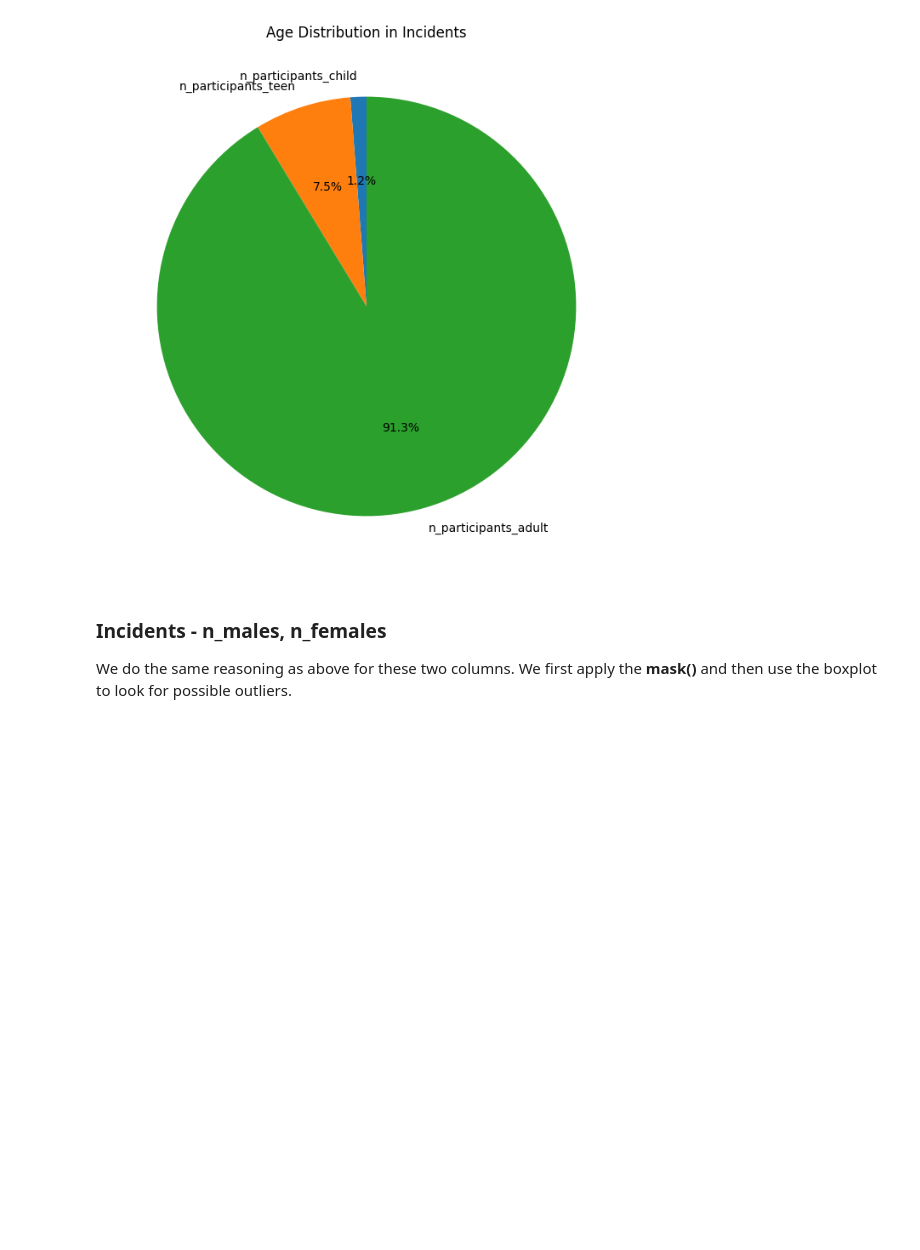
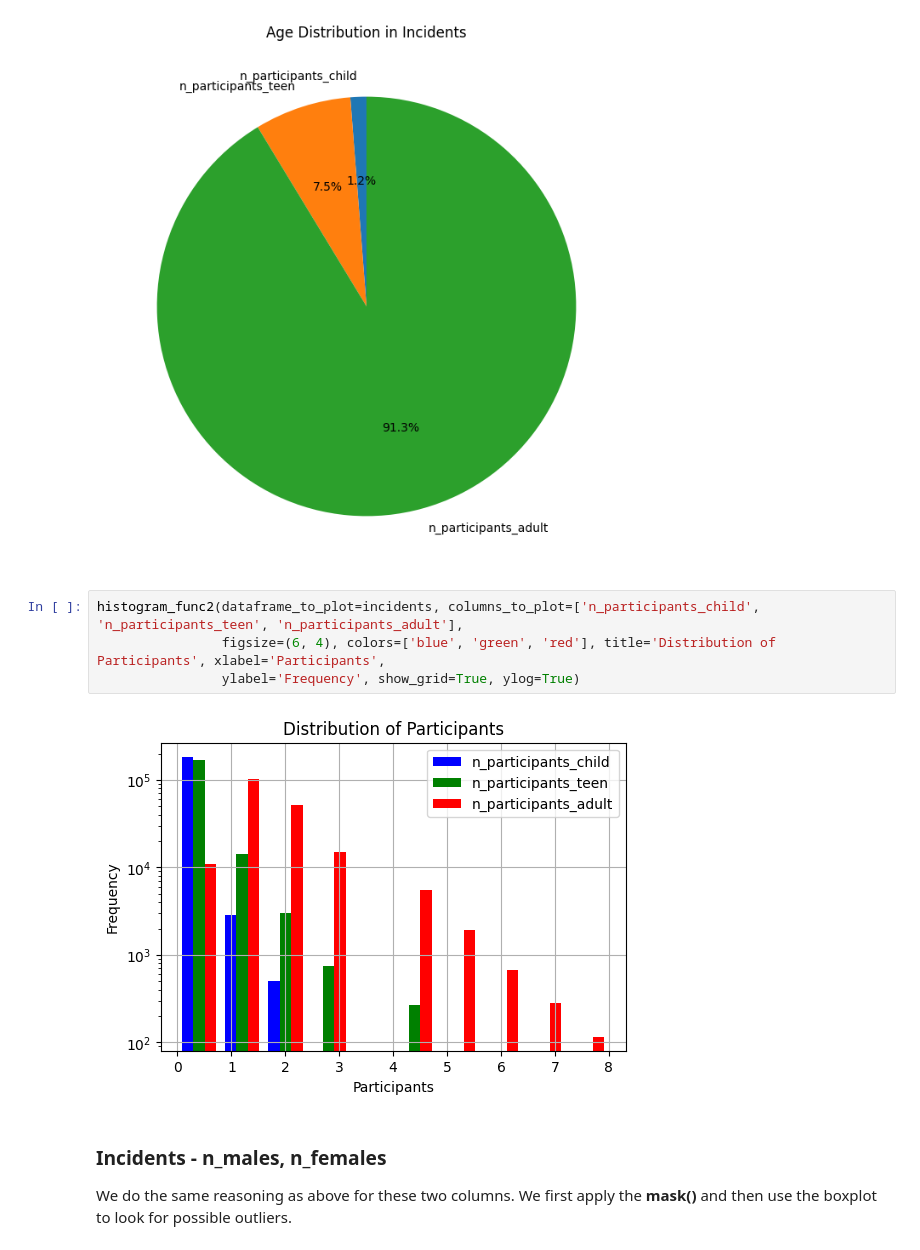
Before and after one commit to LoSpiri/DataMining, a Jupyter notebook: DM_GroupID_TASK1/task_1.ipynb, the cells around one changed output. Cells and saved outputs as stored; diff of their text form; blank space fills up the shorter version.

```diff
--- a/DM_GroupID_TASK1/task_1.ipynb
+++ b/DM_GroupID_TASK1/task_1.ipynb
@@ -1204,6 +1257,12 @@ sizes=[total_n_child, total_n_teen, total_n_adult]
 pieplot_func(value_counts_to_plot=sizes, labels=labels, title="Age Distribution in Incidents")
 # %% [output]
 [figure]
+# %%
+histogram_func2(dataframe_to_plot=incidents, columns_to_plot=['n_participants_child', 'n_participants_teen', 'n_participants_adult'],
+                figsize=(6, 4), colors=['blue', 'green', 'red'], title='Distribution of Participants', xlabel='Participants',
+                ylabel='Frequency', show_grid=True, ylog=True)
+# %% [output]
+[figure, added]
 # %% [markdown]
 ### Incidents - n_males, n_females
 
```
Also changed, not shown: parts of 24 cells of this notebook, 1 other file.
